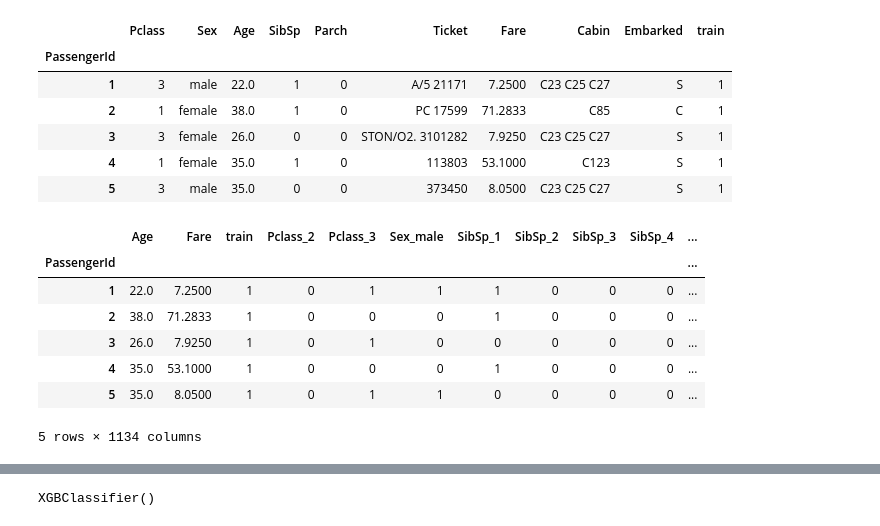
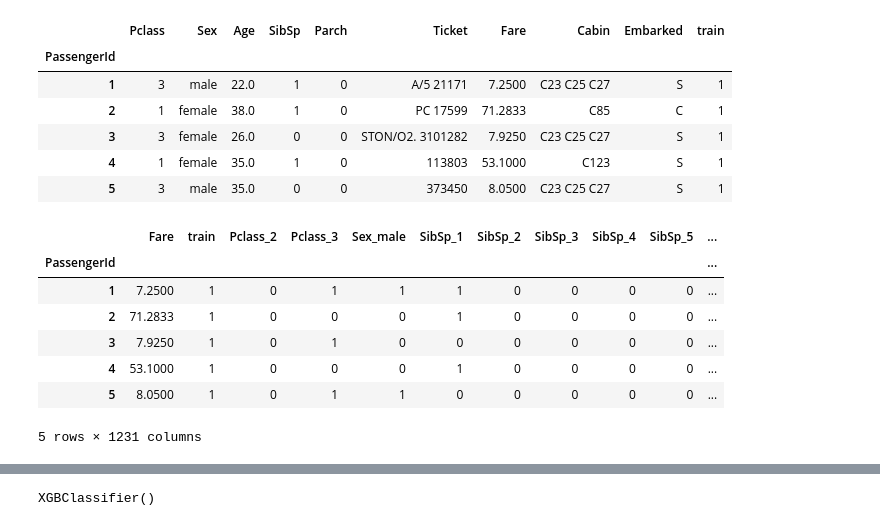
Before and after one commit to VIPlearner/csv-files, a Jupyter notebook: KaggleTitanic.ipynb, the cells around one changed output, grey strips where cells are left out. Cells and saved outputs as stored; diff of their text form; code cells hidden in the pictures.

```diff
--- a/KaggleTitanic.ipynb
+++ b/KaggleTitanic.ipynb
@@ -64,9 +64,9 @@ dtypes: float64(2), int64(4), object(5)
 memory usage: 122.7+ KB
 # %%
 all_df['Age'] = SimpleImputer().fit_transform(all_df[['Age']])
-all_df['Fare'] = SimpleImputer().fit_transform(all_df[['Fare']])
+# all_df['Fare'] = SimpleImputer().fit_transform(all_df[['Fare']])
 all_df['Embarked'] = SimpleImputer(strategy = 'most_frequent').fit_transform(all_df[['Embarked']])
 all_df['Cabin'] = SimpleImputer(strategy = 'most_frequent').fit_transform(all_df[['Cabin']])
 
-all_df.head()
+all_df.info()
 # %% [output]
@@ -107,16 +118,24 @@ all_df.head()
 | 4 | 1 | female | 35.0 | 1 | 0 | 113803 | 53.1000 | C123 | S | 1 |
 | 5 | 3 | male | 35.0 | 0 | 0 | 373450 | 8.0500 | C23 C25 C27 | S | 1 |
 # %%
-cat_col =['Pclass', 'Sex', 'SibSp', 'Parch', 'Ticket', 'Cabin', 'Embarked']
+cat_col =['Pclass',
+          'Sex',
+          'SibSp',
+          'Parch',
+          'Ticket',
+          'Cabin',
+          'Embarked',
+          'Age'
+          ]
 for col in cat_col:
   all_df = pd.get_dummies(all_df,prefix=[col], columns = [col], drop_first=True)
 all_df.head()
 # %% [output]
-|  | Age | Fare | train | Pclass_2 | Pclass_3 | Sex_male | SibSp_1 | SibSp_2 | SibSp_3 | SibSp_4 | ... |
+|  | Fare | train | Pclass_2 | Pclass_3 | Sex_male | SibSp_1 | SibSp_2 | SibSp_3 | SibSp_4 | SibSp_5 | ... |
 | PassengerId |  |  |  |  |  |  |  |  |  |  | ... |
-| 1 | 22.0 | 7.2500 | 1 | 0 | 1 | 1 | 1 | 0 | 0 | 0 | ... |
-| 2 | 38.0 | 71.2833 | 1 | 0 | 0 | 0 | 1 | 0 | 0 | 0 | ... |
-| 3 | 26.0 | 7.9250 | 1 | 0 | 1 | 0 | 0 | 0 | 0 | 0 | ... |
-| 4 | 35.0 | 53.1000 | 1 | 0 | 0 | 0 | 1 | 0 | 0 | 0 | ... |
-| 5 | 35.0 | 8.0500 | 1 | 0 | 1 | 1 | 0 | 0 | 0 | 0 | ... |
+| 1 | 7.2500 | 1 | 0 | 1 | 1 | 1 | 0 | 0 | 0 | 0 | ... |
+| 2 | 71.2833 | 1 | 0 | 0 | 0 | 1 | 0 | 0 | 0 | 0 | ... |
+| 3 | 7.9250 | 1 | 0 | 1 | 0 | 0 | 0 | 0 | 0 | 0 | ... |
+| 4 | 53.1000 | 1 | 0 | 0 | 0 | 1 | 0 | 0 | 0 | 0 | ... |
+| 5 | 8.0500 | 1 | 0 | 1 | 1 | 0 | 0 | 0 | 0 | 0 | ... |
-5 rows × 1134 columns
+5 rows × 1231 columns
```
Also changed, not shown: parts of 5 cells of this notebook.
